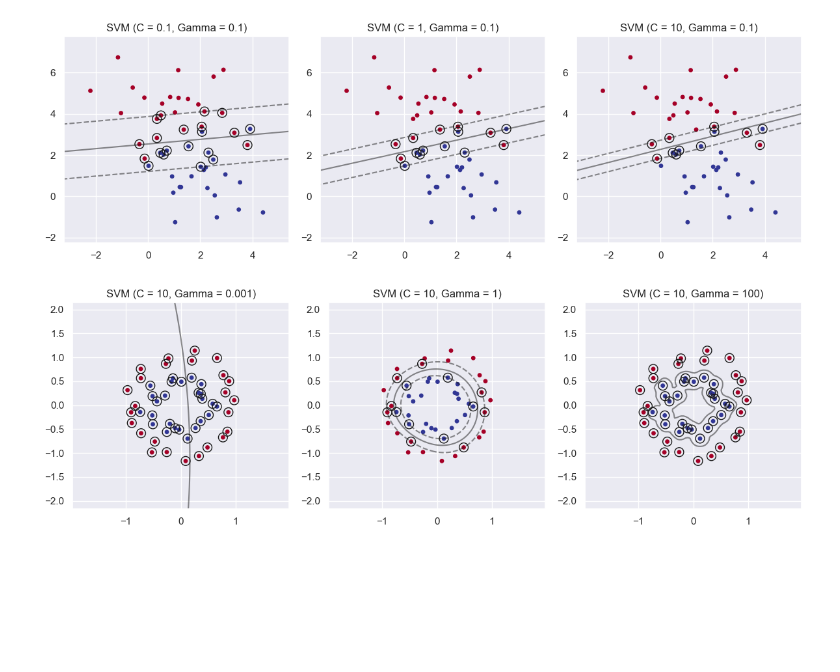
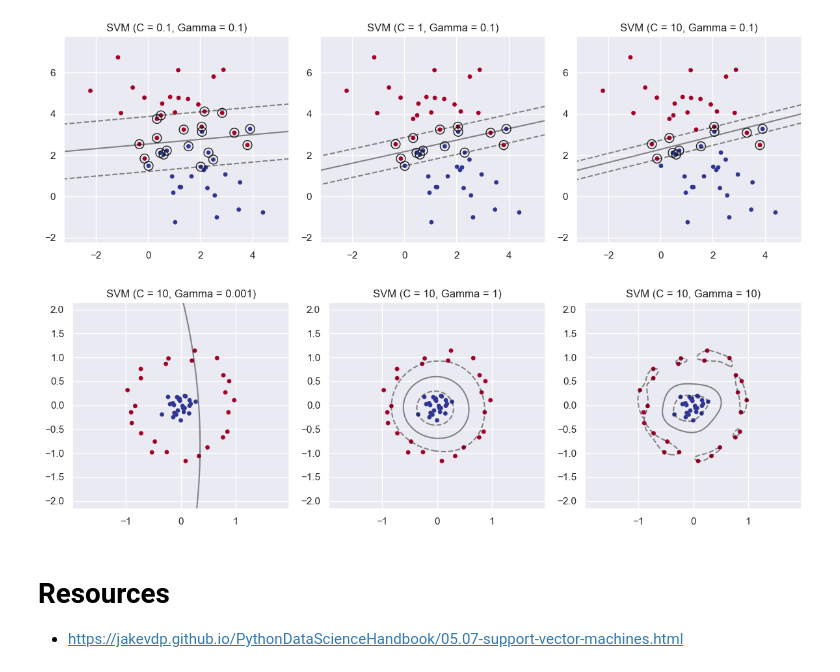
Before and after one commit to scs5/data-science-notebooks, a Jupyter notebook: models/svm.ipynb, the cells around one changed output. Cells and saved outputs as stored; diff of their text form; code cells hidden in the pictures; blank space fills up the shorter version.

```diff
--- a/models/svm.ipynb
+++ b/models/svm.ipynb
@@ -26,7 +26,7 @@ for m, b in [(0.3, 2), (0, 2.55), (-0.25, 3)]:
 # %% [output]
 [figure]
 # %%
-def plot_svc(X, clf):
+def plot_svc(X, clf, support_vectors=True):
     # Plot support vectors
     ax = plt.gca()
     DecisionBoundaryDisplay.from_estimator(
@@ -39,14 +39,15 @@ def plot_svc(X, clf):
         linestyles=["--", "-", "--"],
         ax=ax
     )
-    ax.scatter(
-        clf.support_vectors_[:, 0],
-        clf.support_vectors_[:, 1],
-        s=100,
-        linewidth=1,
-        facecolors="none",
-        edgecolors="k",
-    )
+    if support_vectors:
+        ax.scatter(
+            clf.support_vectors_[:, 0],
+            clf.support_vectors_[:, 1],
+            s=100,
+            linewidth=1,
+            facecolors="none",
+            edgecolors="k",
+        )
     C = clf.get_params()['C']
     gamma = clf.get_params()['gamma']
     plt.title(f"SVM (C = {C}, Gamma = {gamma})")
@@ -78,18 +79,21 @@ plt.show()
 [figure]
 # %%
 # Non-linearly separable data
-X, y = make_circles(n_samples=50, factor=0.5, random_state=0, noise=0.1)
+X, y = make_circles(50, factor=.1, noise=.1, random_state=0)
 
 # Plot SVC classifiers with different gamma values
-gamma_values = [0.001, 1, 100]
+gamma_values = [0.001, 1, 10]
 plt.figure(figsize=(12, 4))
 for i, gamma in enumerate(gamma_values, 1):
     clf = SVC(gamma=gamma, kernel='rbf', C=10)
     clf.fit(X, y)
     plt.subplot(1, 3, i)
     plt.scatter(X[:, 0], X[:, 1], c=y, s=15, cmap='RdYlBu')
-    plot_svc(X, clf)
+    plot_svc(X, clf, support_vectors=False)
 plt.tight_layout()
 plt.show()
 # %% [output]
-[figure, old version]
+[figure, new version]
+# %% [markdown]
+# Resources
+- https://jakevdp.github.io/PythonDataScienceHandbook/05.07-support-vector-machines.html
```
Also changed, not shown: parts of 2 cells of this notebook.
